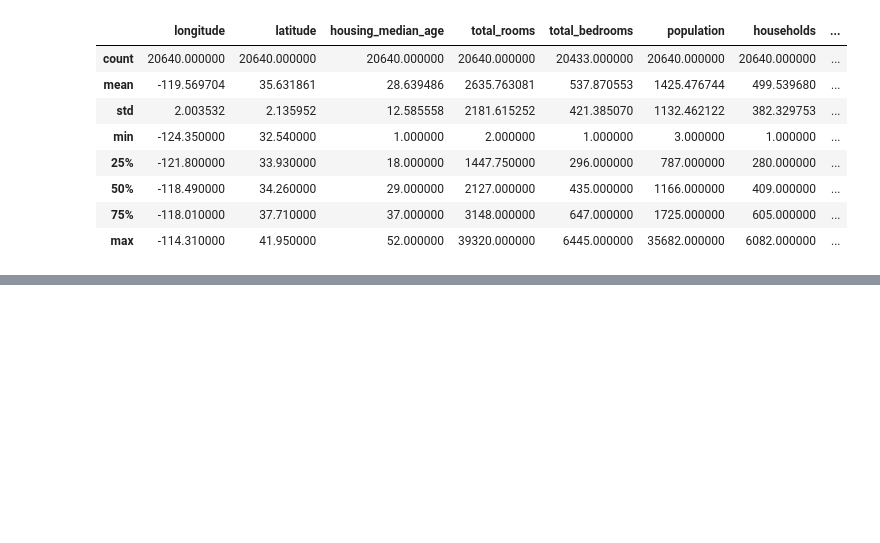
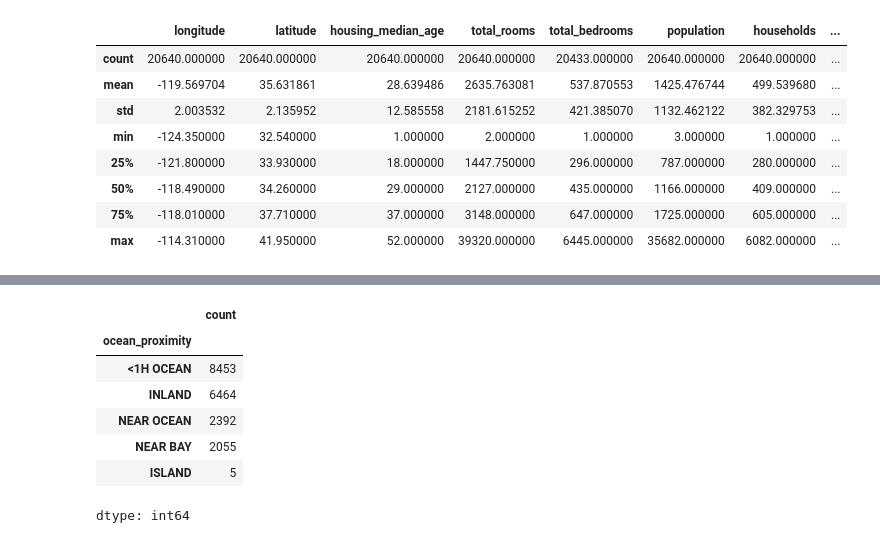
Before and after one commit to KK-Niraj/California-Housing-Price, a Jupyter notebook: California_House_Prices.ipynb, the cells around one changed output, grey strips where cells are left out. Saved outputs shown, nothing was run; the diff lists cells and outputs as text; code cells hidden in the pictures; blank space fills up the shorter version.

```diff
--- a/California_House_Prices.ipynb
+++ b/California_House_Prices.ipynb
@@ -188,0 +210,12 @@ plt.show()
+# %%
+# Calculate and display the frequency of each category in the 'ocean_proximity' column for the dataframe after outlier removal.
+data_no_outliers_1["ocean_proximity"].value_counts()
+# %% [output]
+|  | count |
+| ocean_proximity |  |
+| <1H OCEAN | 8453 |
+| INLAND | 6464 |
+| NEAR OCEAN | 2392 |
+| NEAR BAY | 2055 |
+| ISLAND | 5 |
+dtype: int64
```
Also changed, not shown: parts of 10 cells of this notebook.
